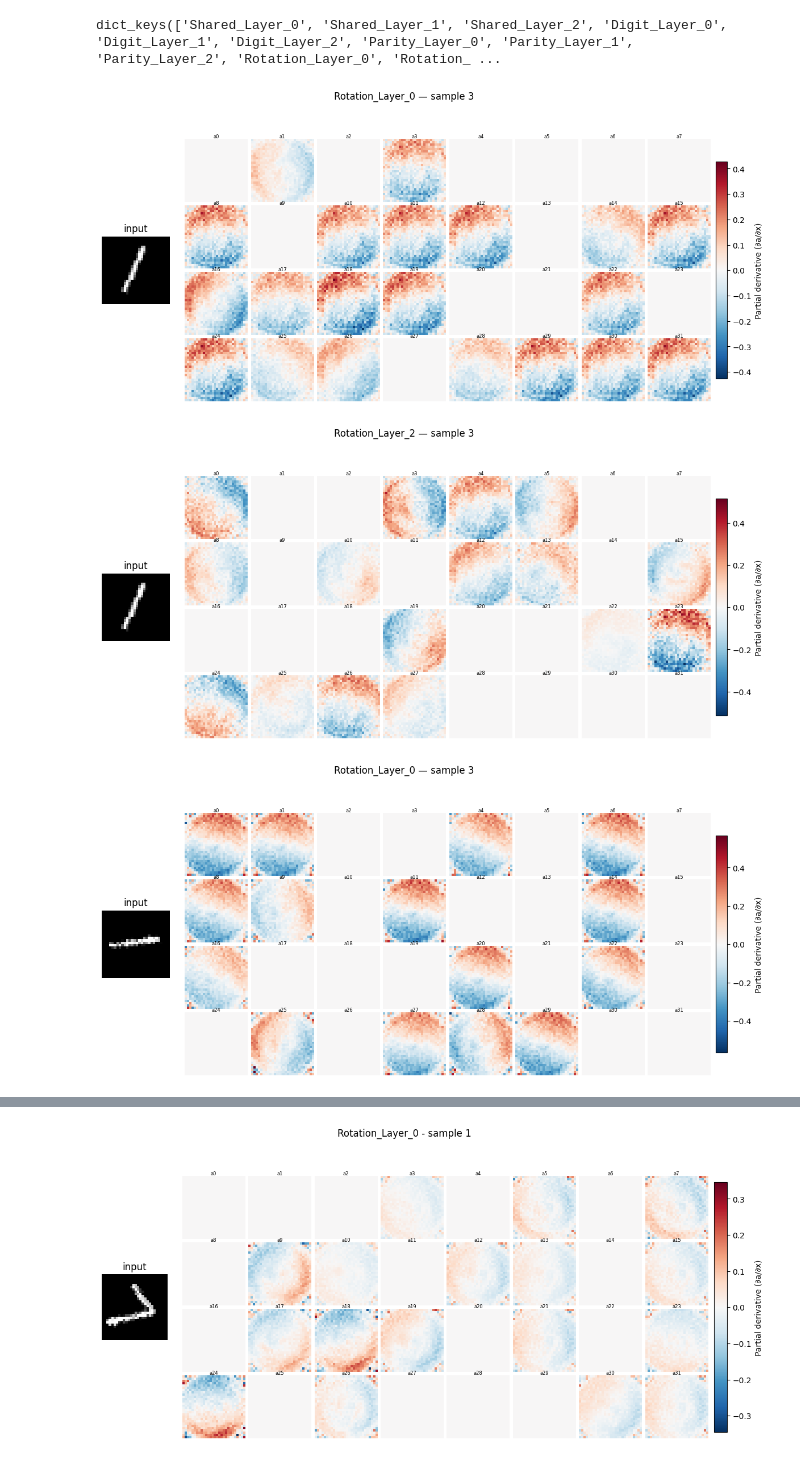
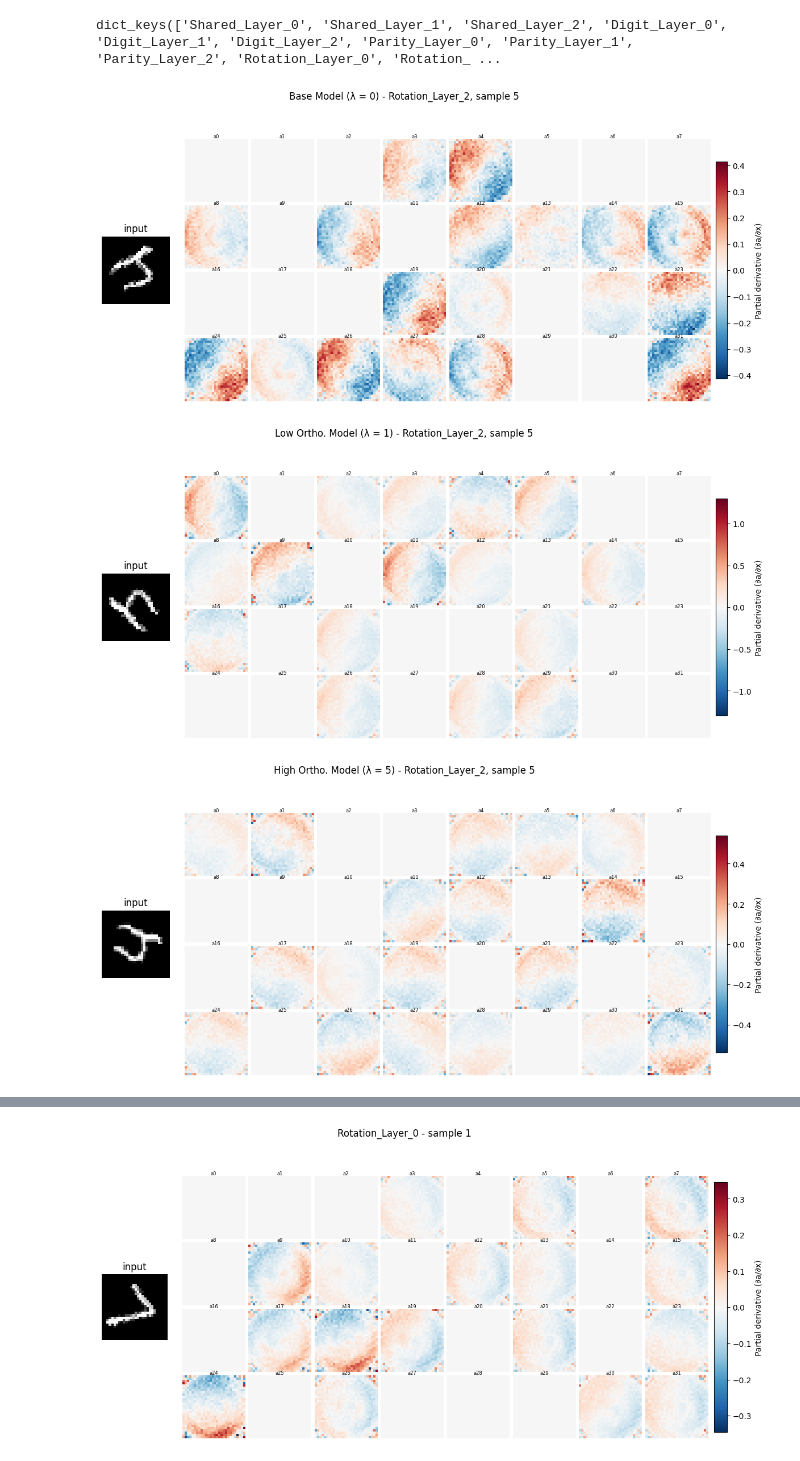
Before and after one commit to tjp095/DSC180A, a Jupyter notebook: rotated-MNIST/rotated-MNIST-test.ipynb, the cells around one changed output, grey strips where cells are left out. Drawn from its saved outputs; the diff is of its cells as text; code cells hidden in the pictures.

```diff
--- a/rotated-MNIST/rotated-MNIST-test.ipynb
+++ b/rotated-MNIST/rotated-MNIST-test.ipynb
@@ -702,6 +806,6 @@ def plot_jacobians_across_images(model, layer_name, num_samples):
         plt.show()
 # %%
-def plot_jacobians_across_layers(model, layer_names, image_idx=0):
+def plot_jacobians_across_layers(model, label, layer_names, image_idx=0):
     images, _, _ = collect_batches(3)
     image = images[image_idx:image_idx + 1]        # (1, 1, 28, 28)
 
@@ -746,7 +850,7 @@ def plot_jacobians_across_layers(model, layer_names, image_idx=0):
 
         fig.colorbar(im, ax=mosaic_axes, fraction=0.02, pad=0.01,
                      label="Partial derivative (∂a/∂x)")
-        fig.suptitle(f"{layer_name} — sample {image_idx+1}", y=1.02)
+        fig.suptitle(f"{label} - {layer_name}, sample {image_idx+1}", y=1.02)
         plt.show()
 # %%
 base_model = load_DNN_model("wide-models/wide-500-epoch-model.pkl")
@@ -762,13 +866,13 @@ acts.keys()
 # %% [output]
 dict_keys(['Shared_Layer_0', 'Shared_Layer_1', 'Shared_Layer_2', 'Digit_Layer_0', 'Digit_Layer_1', 'Digit_Layer_2', 'Parity_Layer_0', 'Parity_Layer_1', 'Parity_Layer_2', 'Rotation_Layer_0', 'Rotation_ ...
 # %%
-layer_names = ["Rotation_Layer_0", "Rotation_Layer_2"]
+layer_names = ["Rotation_Layer_2"]
 
-for i in range(2):
-    plot_jacobians_across_layers(base_model, layer_names, image_idx=i+2)
-    plot_jacobians_across_layers(low_model, layer_names, image_idx=i+2)
-    plot_jacobians_across_layers(high_model, layer_names, image_idx=i+2)
+for i in range(1):
+    plot_jacobians_across_layers(base_model, "Base Model (λ = 0)", layer_names, image_idx=i+4)
+    plot_jacobians_across_layers(low_model, "Low Ortho. Model (λ = 1)", layer_names, image_idx=i+4)
+    plot_jacobians_across_layers(high_model, "High Ortho. Model (λ = 5)", layer_names, image_idx=i+4)
 # %% [output]
-[figure, old version]
+[figure, new version]
-[figure, old version]
+[figure, new version]
-[figure, old version]
+[figure, new version]
```
Also changed, not shown: parts of 24 cells of this notebook, 1 other file.
